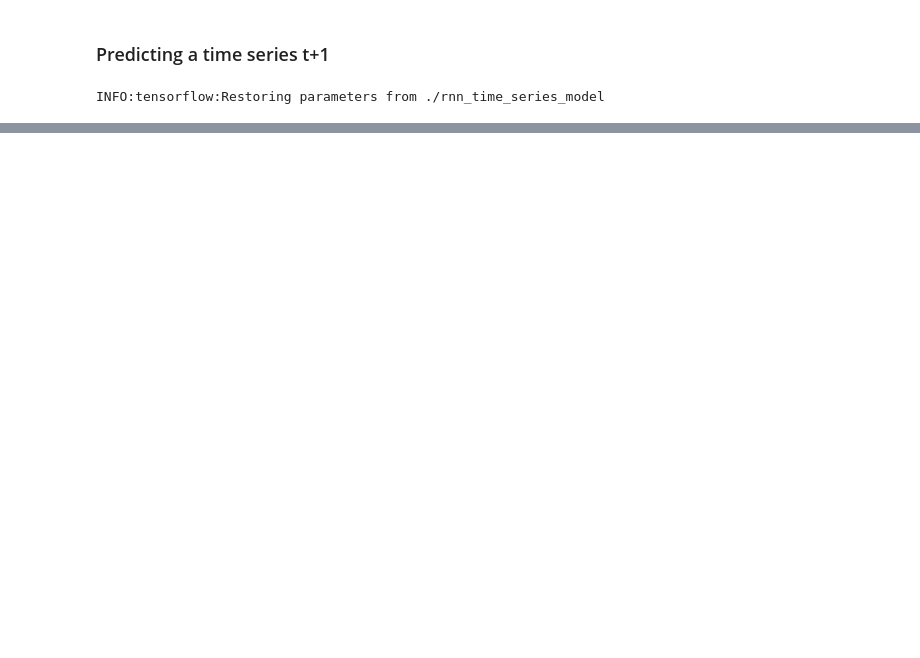
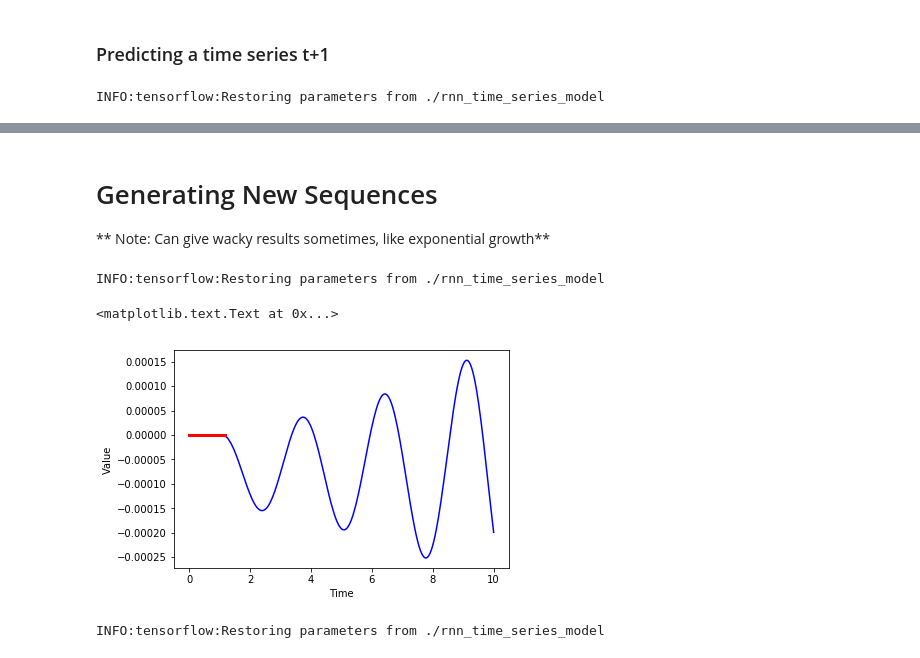
Before and after one commit to vermakanksha/tensorflow, a Jupyter notebook: 101-RNN-with-TF-API.ipynb, the cells around one changed output, grey strips where cells are left out. Cells and saved outputs as stored; diff of their text form; code cells hidden in the pictures; blank space fills up the shorter version.

```diff
--- a/101-RNN-with-TF-API.ipynb
+++ b/101-RNN-with-TF-API.ipynb
@@ -200,0 +201,35 @@ plt.tight_layout()
+# %% [markdown]
+# Generating New Sequences
+** Note: Can give wacky results sometimes, like exponential growth**
+# %%
+with tf.Session() as sess:
+    saver.restore(sess, "./rnn_time_series_model")
+
+    # SEED WITH ZEROS
+    zero_seq_seed = [0. for i in range(num_time_steps)]
+    for iteration in range(len(ts_data.x_data) - num_time_steps):
+        X_batch = np.array(zero_seq_seed[-num_time_steps:]).reshape(1, num_time_steps, 1)
+        y_pred = sess.run(outputs, feed_dict={X: X_batch})
+        zero_seq_seed.append(y_pred[0, -1, 0])
+# %% [output]
+INFO:tensorflow:Restoring parameters from ./rnn_time_series_model
+# %%
+plt.plot(ts_data.x_data, zero_seq_seed, "b-")
+plt.plot(ts_data.x_data[:num_time_steps], zero_seq_seed[:num_time_steps], "r", linewidth=3)
+plt.xlabel("Time")
+plt.ylabel("Value")
+# %% [output]
+<matplotlib.text.Text at 0x...>
+[figure, added]
+# %%
+with tf.Session() as sess:
+    saver.restore(sess, "./rnn_time_series_model")
+
+    # SEED WITH Training Instance
+    training_instance = list(ts_data.y_true[:30])
+    for iteration in range(len(training_instance) -num_time_steps):
+        X_batch = np.array(training_instance[-num_time_steps:]).reshape(1, num_time_steps, 1)
+        y_pred = sess.run(outputs, feed_dict={X: X_batch})
+        training_instance.append(y_pred[0, -1, 0])
+# %% [output]
+INFO:tensorflow:Restoring parameters from ./rnn_time_series_model
```
Also changed, not shown: parts of 6 cells of this notebook.
